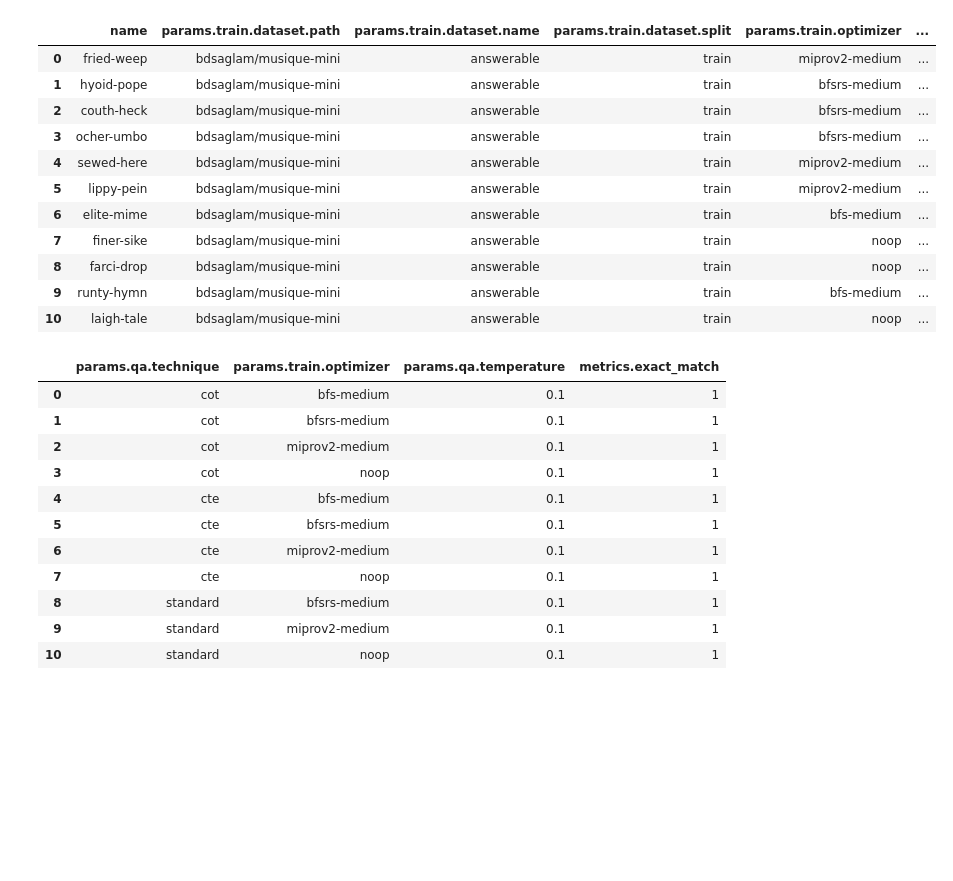
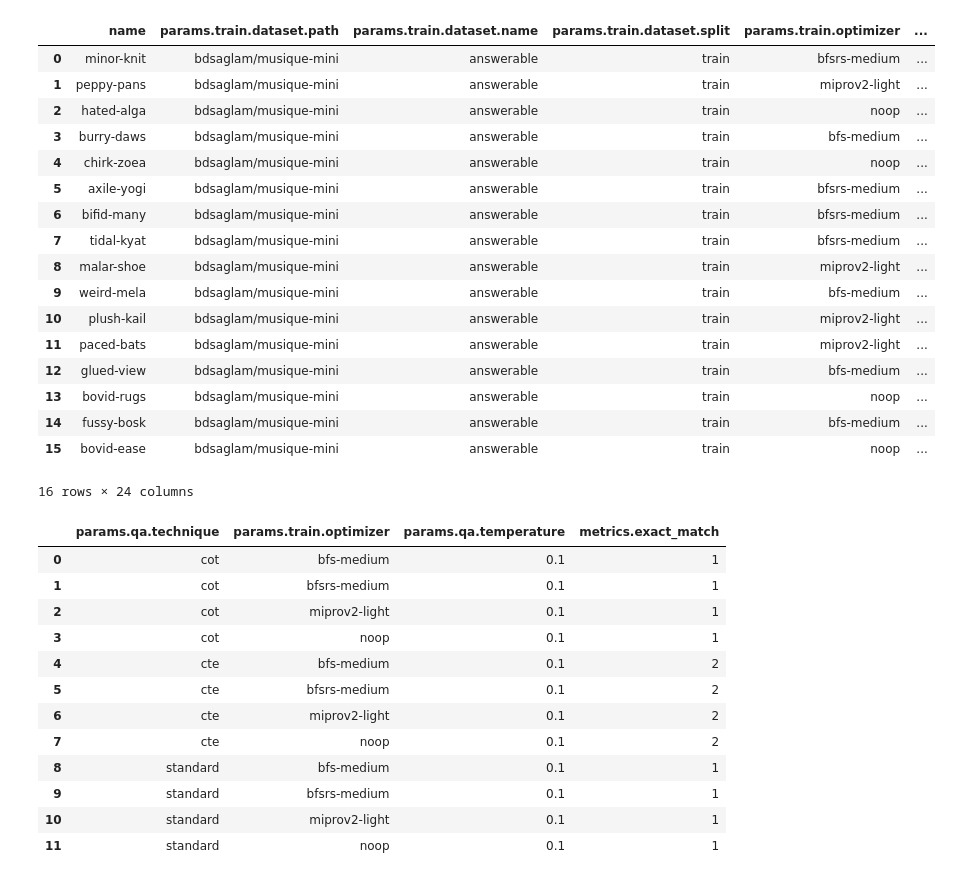
Before and after one commit to bdsaglam/bellem, a Jupyter notebook: dev_nbs/research-mhqa/reports/qa-prompt-optim-experiments.ipynb, the cells around one changed output. Drawn from its saved outputs; the diff is of its cells as text; code cells hidden in the pictures; blank space fills up the shorter version.

```diff
--- a/dev_nbs/research-mhqa/reports/qa-prompt-optim-experiments.ipynb
+++ b/dev_nbs/research-mhqa/reports/qa-prompt-optim-experiments.ipynb
@@ -31,27 +31,33 @@ experiments[0]
 # %%
 df = pd.json_normalize(experiments).drop(columns=["commit", "id"])
 
 param_cols = [col for col in df.columns if col.startswith("params.")]
 metric_cols = [col for col in df.columns if col.startswith("metrics.")]
-df.drop_duplicates(subset=param_cols, inplace=True)
+# df.drop_duplicates(subset=param_cols, inplace=True)
 
 df = df[~df['name'].isin([None])].copy()
-df = df[df['params.evaluation.dataset.path']=='bdsaglam/musique-mini'].copy()
+df = df[df['params.evaluation.dataset.path']=='bdsaglam/musique'].copy()
 df.reset_index(drop=True, inplace=True)
 df
 # %% [output]
 |  | name | params.train.dataset.path | params.train.dataset.name | params.train.dataset.split | params.train.optimizer | ... |
-| 0 | fried-weep | bdsaglam/musique-mini | answerable | train | miprov2-medium | ... |
-| 1 | hyoid-pope | bdsaglam/musique-mini | answerable | train | bfsrs-medium | ... |
-| 2 | couth-heck | bdsaglam/musique-mini | answerable | train | bfsrs-medium | ... |
-| 3 | ocher-umbo | bdsaglam/musique-mini | answerable | train | bfsrs-medium | ... |
-| 4 | sewed-here | bdsaglam/musique-mini | answerable | train | miprov2-medium | ... |
-| 5 | lippy-pein | bdsaglam/musique-mini | answerable | train | miprov2-medium | ... |
-| 6 | elite-mime | bdsaglam/musique-mini | answerable | train | bfs-medium | ... |
-| 7 | finer-sike | bdsaglam/musique-mini | answerable | train | noop | ... |
-| 8 | farci-drop | bdsaglam/musique-mini | answerable | train | noop | ... |
-| 9 | runty-hymn | bdsaglam/musique-mini | answerable | train | bfs-medium | ... |
-| 10 | laigh-tale | bdsaglam/musique-mini | answerable | train | noop | ... |
+| 0 | minor-knit | bdsaglam/musique-mini | answerable | train | bfsrs-medium | ... |
+| 1 | peppy-pans | bdsaglam/musique-mini | answerable | train | miprov2-light | ... |
+| 2 | hated-alga | bdsaglam/musique-mini | answerable | train | noop | ... |
+| 3 | burry-daws | bdsaglam/musique-mini | answerable | train | bfs-medium | ... |
+| 4 | chirk-zoea | bdsaglam/musique-mini | answerable | train | noop | ... |
+| 5 | axile-yogi | bdsaglam/musique-mini | answerable | train | bfsrs-medium | ... |
+| 6 | bifid-many | bdsaglam/musique-mini | answerable | train | bfsrs-medium | ... |
+| 7 | tidal-kyat | bdsaglam/musique-mini | answerable | train | bfsrs-medium | ... |
+| 8 | malar-shoe | bdsaglam/musique-mini | answerable | train | miprov2-light | ... |
+| 9 | weird-mela | bdsaglam/musique-mini | answerable | train | bfs-medium | ... |
+| 10 | plush-kail | bdsaglam/musique-mini | answerable | train | miprov2-light | ... |
+| 11 | paced-bats | bdsaglam/musique-mini | answerable | train | miprov2-light | ... |
+| 12 | glued-view | bdsaglam/musique-mini | answerable | train | bfs-medium | ... |
+| 13 | bovid-rugs | bdsaglam/musique-mini | answerable | train | noop | ... |
+| 14 | fussy-bosk | bdsaglam/musique-mini | answerable | train | bfs-medium | ... |
+| 15 | bovid-ease | bdsaglam/musique-mini | answerable | train | noop | ... |
+16 rows × 24 columns
 # %%
 target_params = ["params.qa.technique", "params.train.optimizer", "params.qa.temperature"]
 # %%
@@ -62,14 +68,15 @@ run_counts.loc[mask]
 |  | params.qa.technique | params.train.optimizer | params.qa.temperature | metrics.exact_match |
 | 0 | cot | bfs-medium | 0.1 | 1 |
 | 1 | cot | bfsrs-medium | 0.1 | 1 |
-| 2 | cot | miprov2-medium | 0.1 | 1 |
+| 2 | cot | miprov2-light | 0.1 | 1 |
 | 3 | cot | noop | 0.1 | 1 |
-| 4 | cte | bfs-medium | 0.1 | 1 |
-| 5 | cte | bfsrs-medium | 0.1 | 1 |
-| 6 | cte | miprov2-medium | 0.1 | 1 |
-| 7 | cte | noop | 0.1 | 1 |
-| 8 | standard | bfsrs-medium | 0.1 | 1 |
-| 9 | standard | miprov2-medium | 0.1 | 1 |
-| 10 | standard | noop | 0.1 | 1 |
+| 4 | cte | bfs-medium | 0.1 | 2 |
+| 5 | cte | bfsrs-medium | 0.1 | 2 |
+| 6 | cte | miprov2-light | 0.1 | 2 |
+| 7 | cte | noop | 0.1 | 2 |
+| 8 | standard | bfs-medium | 0.1 | 1 |
+| 9 | standard | bfsrs-medium | 0.1 | 1 |
+| 10 | standard | miprov2-light | 0.1 | 1 |
+| 11 | standard | noop | 0.1 | 1 |
 # %%
 # Average metrics over repeated runs (params.run)
```
Also changed, not shown: parts of 3 cells of this notebook, 15 other files.
